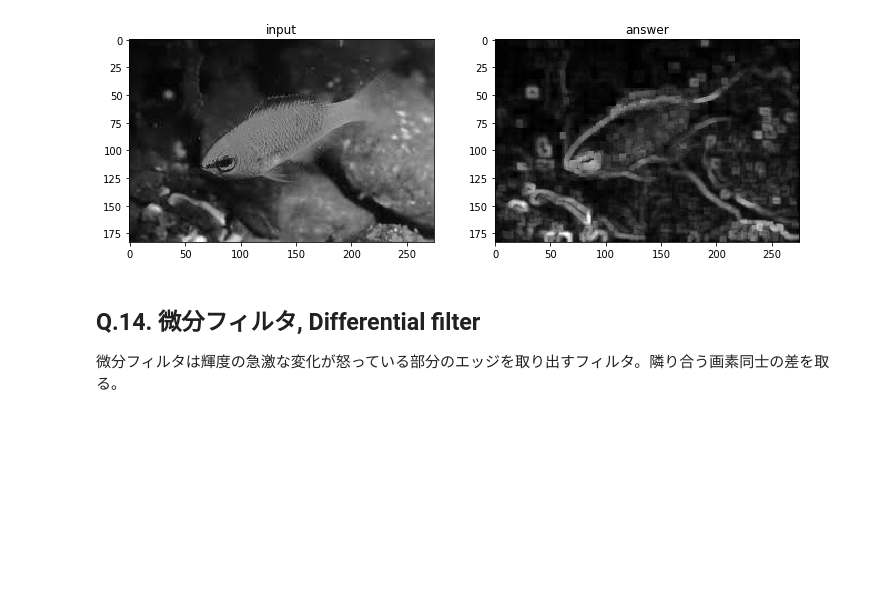
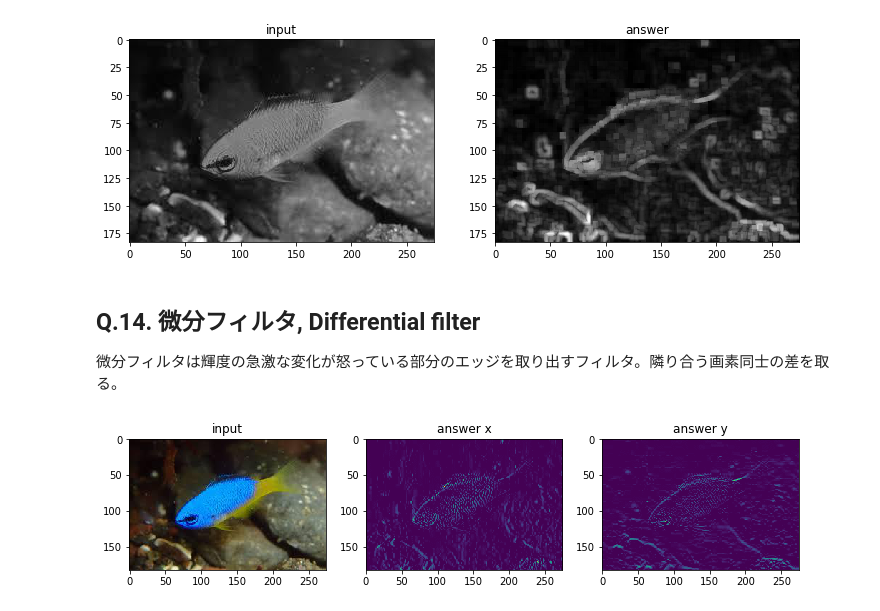
Before and after one commit to dgkmtu/geoDataProduct, a Jupyter notebook: opencv/Question11-20.ipynb, the cells around one changed output. Cells and saved outputs as stored; diff of their text form; code cells hidden in the pictures; blank space fills up the shorter version.

```diff
--- a/opencv/Question11-20.ipynb
+++ b/opencv/Question11-20.ipynb
@@ -101,12 +101,18 @@ plt.show()
 # %%
 def filter_diff(img, mode='x'):
     kernel = np.array([[0, 0, 0], [-1, 1, 0], [0, 0, 0]])
 
     if mode == 'y':
         kernel = np.array([[0, -1, 0], [0, 1, 0], [0, 0, 0]])
     return cv2.filter2D(img, -1, kernel)
 
 img_diff_x = filter_diff(img_gray, mode='x')
 img_diff_y = filter_diff(img_gray, mode='y')
 
-plt.
+plt.figure(figsize=(12, 4))
+plt.subplot(1, 3, 1); plt.title('input'); plt.imshow(img_orig)
+plt.subplot(1, 3, 2); plt.title('answer x'); plt.imshow(img_diff_x)
+plt.subplot(1, 3, 3); plt.title('answer y'); plt.imshow(img_diff_y)
+plt.show()
+# %% [output]
+[figure, added]
```
Also changed, not shown: parts of 17 cells of this notebook.
